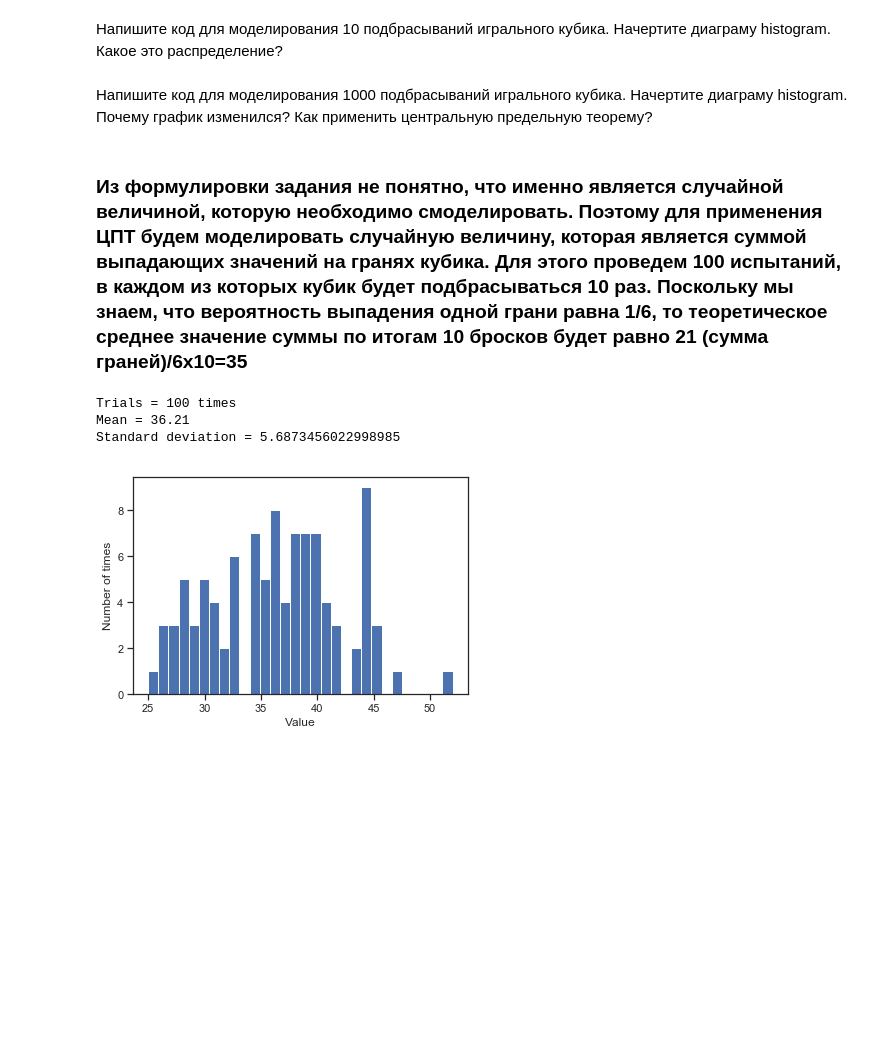
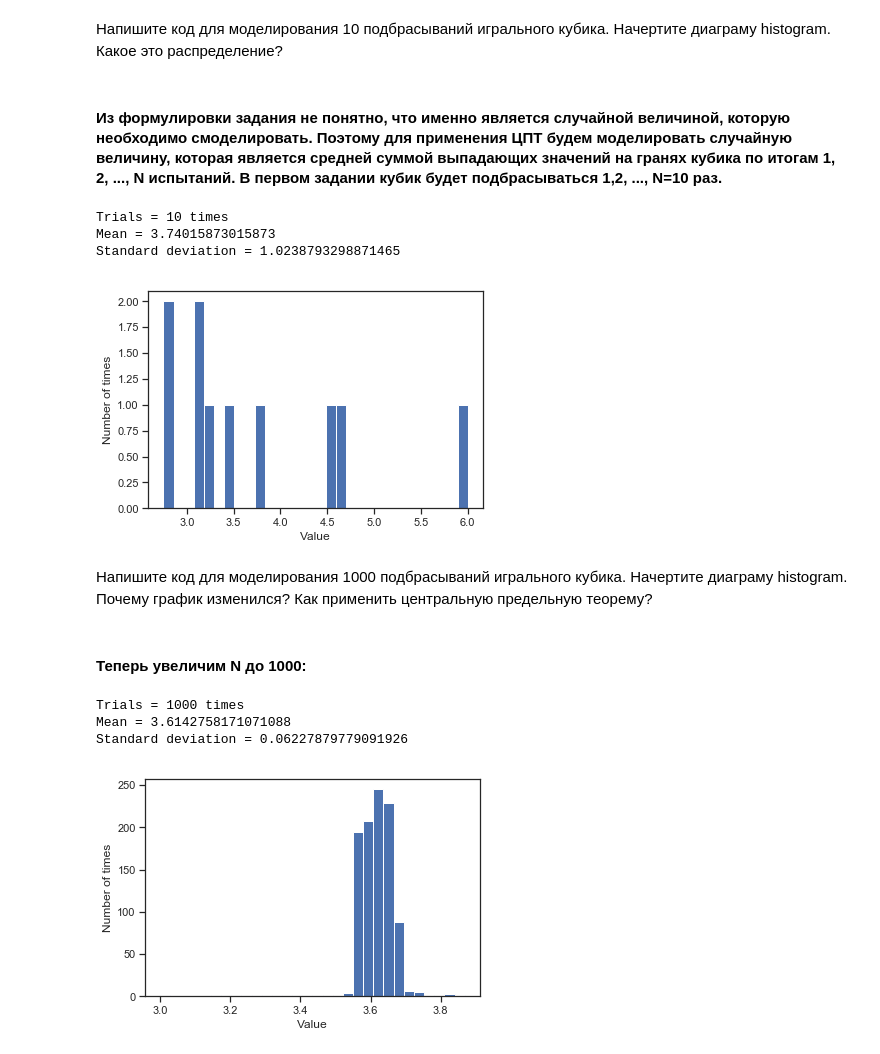
Before and after one commit to ninakoulikova/python-hw-8, a Jupyter notebook: dz_2-nk.ipynb, the cells around one changed output. Cells and saved outputs as stored; diff of their text form; code cells hidden in the pictures; blank space fills up the shorter version.

```diff
--- a/dz_2-nk.ipynb
+++ b/dz_2-nk.ipynb
@@ -433,33 +433,53 @@ plt.show()
 # Дискретное распределение случайной величины
 # %% [markdown]
 Напишите код для моделирования 10 подбрасываний игрального кубика. Начертите диаграму histogram. Какое это распределение?
+# %% [markdown]
+#### Из формулировки задания не понятно, что именно является случайной величиной, которую необходимо смоделировать. Поэтому для применения ЦПТ будем моделировать случайную величину, которая является средней суммой выпадающих значений на гранях кубика по итогам 1, 2, ..., N испытаний. В первом задании кубик будет подбрасываться 1,2, ..., N=10 раз.
+# %%
+import random
+
+number_of_trials = 10 #общее количество испытаний
+list_of_values = []
+sum_trial = 0
+for i in range(number_of_trials):
+    sum_trial += random.randint(1, 6)
+    list_of_values.append(sum_trial / (i + 1))
+
+print ('Trials =', number_of_trials, 'times')
+print ('Mean =', statistics.mean(list_of_values))
+print ('Standard deviation =', statistics.stdev(list_of_values))
+
+pylab.hist(list_of_values, bins=30)
+pylab.xlabel('Value')
+pylab.ylabel('Number of times')
+pylab.show()
+# %% [output]
+Trials = 10 times
+Mean = 3.74015873015873
+Standard deviation = 1.0238793298871465
+[figure, added]
 # %% [markdown]
 Напишите код для моделирования 1000 подбрасываний игрального кубика. Начертите диаграму histogram. Почему график изменился? Как применить центральную предельную теорему?
-# %% [markdown]
-### Из формулировки задания не понятно, что именно является случайной величиной, которую необходимо смоделировать. Поэтому для применения ЦПТ будем моделировать случайную величину, которая является суммой выпадающих значений на гранях кубика. Для этого проведем 100 испытаний, в каждом из которых кубик будет подбрасываться 10 раз. Поскольку мы знаем, что вероятность выпадения одной грани равна 1/6, то теоретическое среднее значение суммы по итогам 10 бросков будет равно 21 (сумма граней)/6х10=35
+# %% [markdown]
+#### Теперь увеличим N до 1000:
 # %%
-import pylab
-import random
-
-number_of_trials = 100 #общее количество испытаний
-number_of_drops = 10 #бросков в одном испытаний
+number_of_trials = 1000 #общее количество испытаний
 list_of_values = []
+sum_trial = 0
 for i in range(number_of_trials):
-    sum = 0
-    for i in range(number_of_drops):
-        sum += random.randint(1, 6)
-    list_of_values.append(sum)
+    sum_trial += random.randint(1, 6)
+    list_of_values.append(sum_trial / (i + 1))
 
 print ('Trials =', number_of_trials, 'times')
-print ('Mean =', pylab.mean(list_of_values))
-print ('Standard deviation =', pylab.std(list_of_values))
+print ('Mean =', statistics.mean(list_of_values))
+print ('Standard deviation =', statistics.stdev(list_of_values))
 
 pylab.hist(list_of_values, bins=30)
 pylab.xlabel('Value')
 pylab.ylabel('Number of times')
 pylab.show()
 # %% [output]
-Trials = 100 times
-Mean = 36.21
-Standard deviation = 5.6873456022998985
+Trials = 1000 times
+Mean = 3.6142758171071088
+Standard deviation = 0.06227879779091926
-[figure, old version]
+[figure, new version]
```
Also changed, not shown: parts of 5 cells of this notebook.
